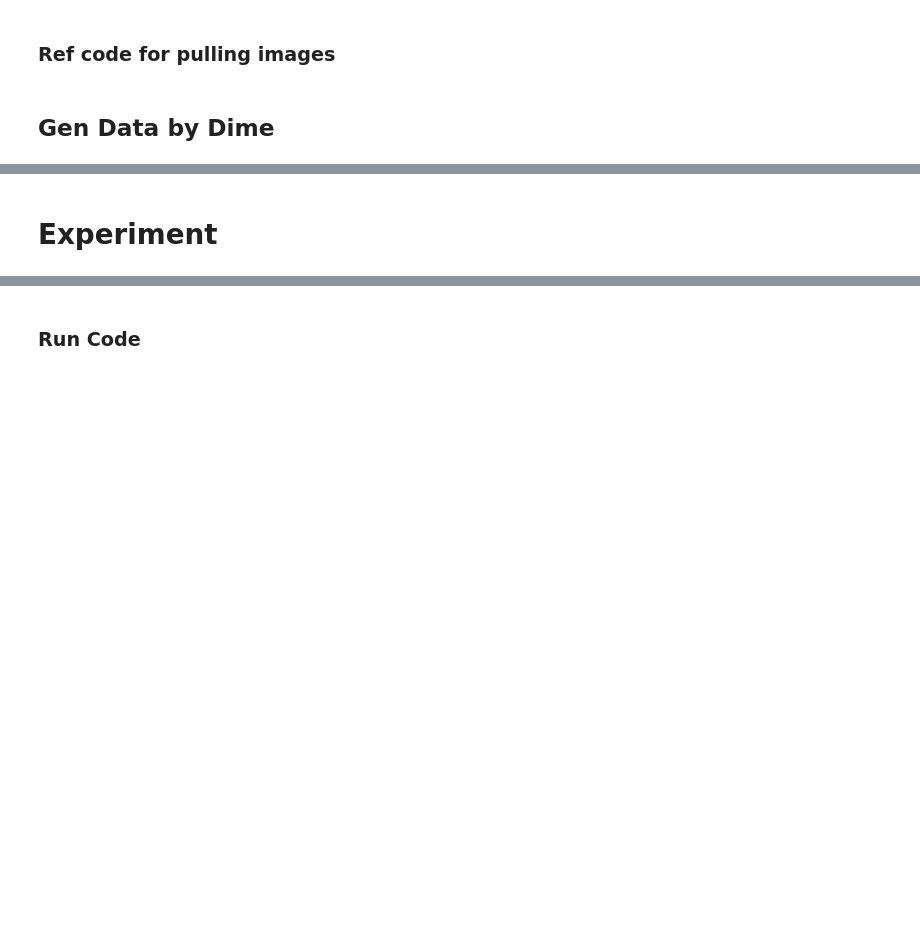
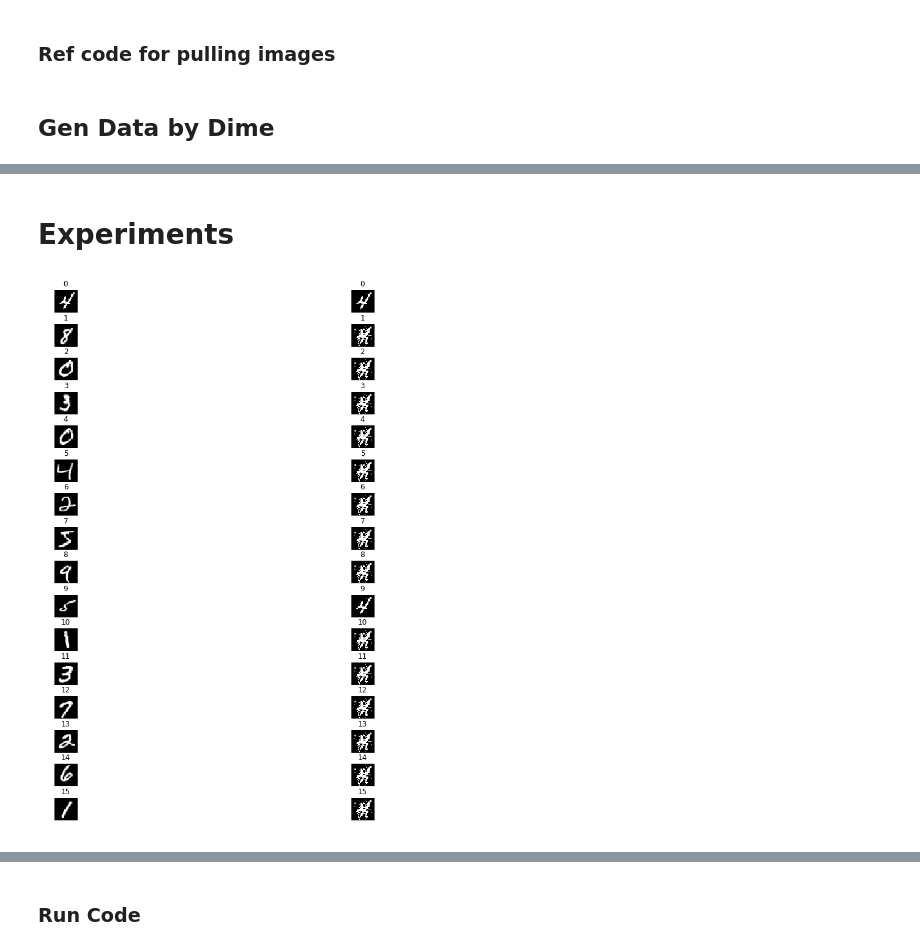
Before and after one commit to claireedanaher/DR, a Jupyter notebook: Experiment_GPU_6DRand_LossUpdate.ipynb, the cells around one changed output, grey strips where cells are left out. Saved outputs shown, nothing was run; the diff lists cells and outputs as text; code cells hidden in the pictures; blank space fills up the shorter version.

```diff
--- a/Experiment_GPU_6DRand_LossUpdate.ipynb
+++ b/Experiment_GPU_6DRand_LossUpdate.ipynb
@@ -1306,7 +364,7 @@ def x_xd_plot_compare(data,model,instances,ae=False):
             tensor_d=model.decode(data[case][0])
             encoded=data[case][0]
         else:
-            encoded, tensor_d=model.forward(data[case][1])
+            encoded, tensor_d=model(data[case][1])
         Rdim=encoded.shape
         Rdim=Rdim[0]
         tensor_d_plt=tensor_d.view(28,28)
@@ -1463,0 +534,19 @@ data, labels=get_enc_img(ind_shuffle,labelset, dataset,embedding)
+# %%
+class autoencoder(nn.Module):
+    def __init__(self):
+        super(autoencoder, self).__init__()
+        self.encode = nn.Sequential(
+            nn.Linear(28 * 28, 256),
+            nn.ReLU(True),
+            nn.Linear(256, 64),
+            nn.ReLU(True))
+        self.decode = nn.Sequential(
+            nn.Linear(64, 256),
+            nn.ReLU(True),
+            nn.Linear(256, 28 * 28),
+            nn.Sigmoid())
+
+    def forward(self, x):
+        encoded = self.encode(x)
+        decoded = self.decode(encoded)
+        return encoded, decoded
@@ -1464,2 +617,2 @@ data, labels=get_enc_img(ind_shuffle,labelset, dataset,embedding)
 # %% [markdown]
-# Experiment
+# Experiments
@@ -1465,0 +622,22 @@ data, labels=get_enc_img(ind_shuffle,labelset, dataset,embedding)
+# %%
+EPOCH=2000
+model_tut = autoencoder().cuda()
+criterion = nn.BCELoss()
+optimizer = torch.optim.Adam(
+model_tut.parameters(), lr=LR, weight_decay=1e-5)
+size=16
+for epoch in range(EPOCH):
+    for j in range(0,size):
+        img=data.x[j]
+        # ===================forward=====================
+        encoded, decoded = model_tut(img)
+        loss = criterion(decoded, img)
+        MSE_loss = nn.MSELoss()(decoded, img)
+        # ===================backward====================
+        optimizer.zero_grad()
+        loss.backward()
+        optimizer.step()
+    # ===================log========================
+tensor, tensor_d, omega=x_xd_plot_compare(data,model_tut,size,ae=True)
+# %% [output]
+[figure, added]
```
Also changed, not shown: parts of 86 cells of this notebook.
